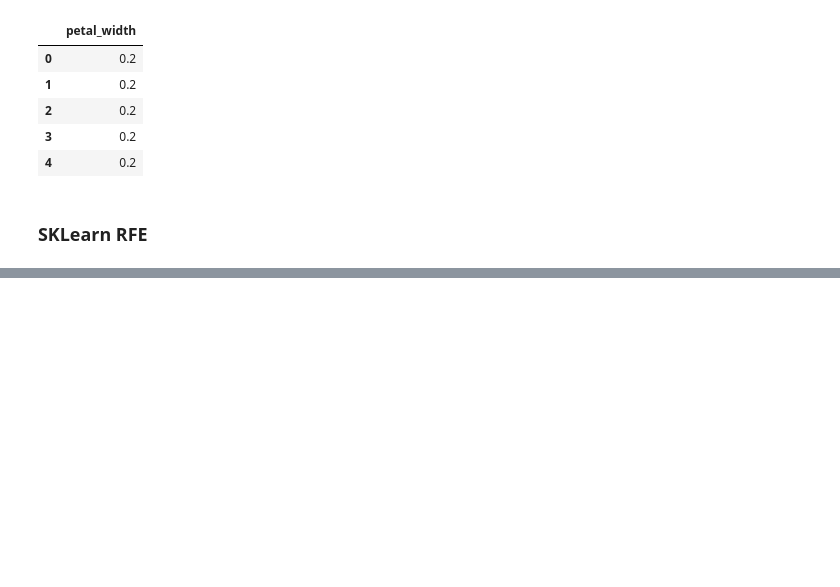
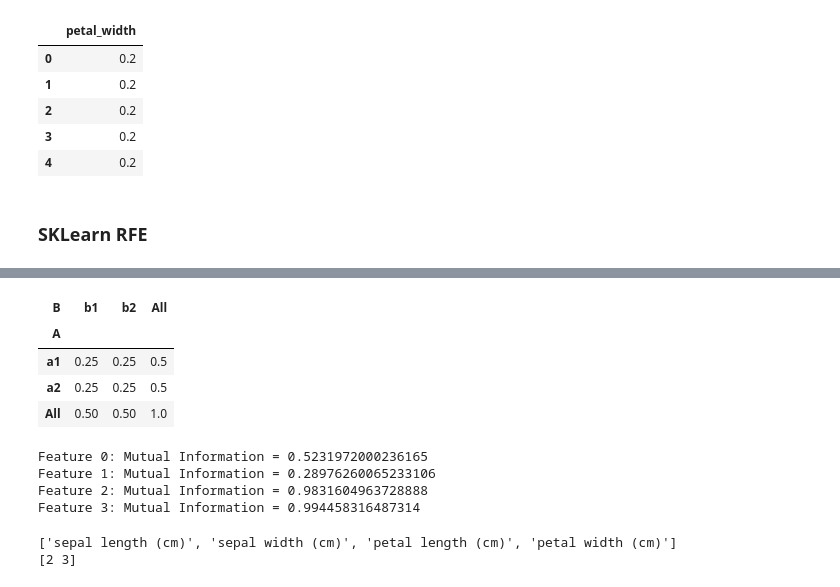
Before and after one commit to Apurba1903/Machine_Learning, a Jupyter notebook: Feature Selection/embedded_methods.ipynb, the cells around one changed output, grey strips where cells are left out. Cells and saved outputs as stored; diff of their text form; code cells hidden in the pictures; blank space fills up the shorter version.

Commit message:
selectkbest

```diff
--- a/Feature Selection/embedded_methods.ipynb
+++ b/Feature Selection/embedded_methods.ipynb
@@ -302,0 +326,54 @@ petal_width: 1
+# %%
+marginal_prob = pd.crosstab(df['A'], df['B'], margins=True, normalize='all')
+
+marginal_prob
+# %% [output]
+| B | b1 | b2 | All |
+| A |  |  |  |
+| a1 | 0.25 | 0.25 | 0.5 |
+| a2 | 0.25 | 0.25 | 0.5 |
+| All | 0.50 | 0.50 | 1.0 |
+# %%
+from sklearn.feature_selection import mutual_info_classif
+from sklearn.datasets import load_iris
+import pandas as pd
+
+# Load Iris DataSet
+iris = load_iris()
+X = iris['data']
+y = iris['target']
+
+# Compute Mutual Information
+mi = mutual_info_classif(X, y)
+
+# Print Mutual Information
+for i, mi_value in enumerate(mi):
+    print(f"Feature {i}: Mutual Information = {mi_value}")
+# %% [output]
+Feature 0: Mutual Information = 0.5231972000236165
+Feature 1: Mutual Information = 0.28976260065233106
+Feature 2: Mutual Information = 0.9831604963728888
+Feature 3: Mutual Information = 0.994458316487314
+# %%
+from sklearn.feature_selection import SelectKBest, mutual_info_classif
+from sklearn.datasets import load_iris
+
+# Load Iris DataSet
+iris = load_iris()
+X = iris['data']
+y = iris['target']
+
+# Create SelectKBest Feature Selector
+selector = SelectKBest(mutual_info_classif, k=2)
+
+# Fit and Transform
+X_new = selector.fit_transform(X, y)
+
+# Get Columns to Keep and Create new DataFrame with Those Only
+cols = selector.get_support(indices=True)
+
+print(iris.feature_names)
+print(cols)
+# %% [output]
+['sepal length (cm)', 'sepal width (cm)', 'petal length (cm)', 'petal width (cm)']
+[2 3]
```
Also changed, not shown: parts of 8 cells of this notebook.
